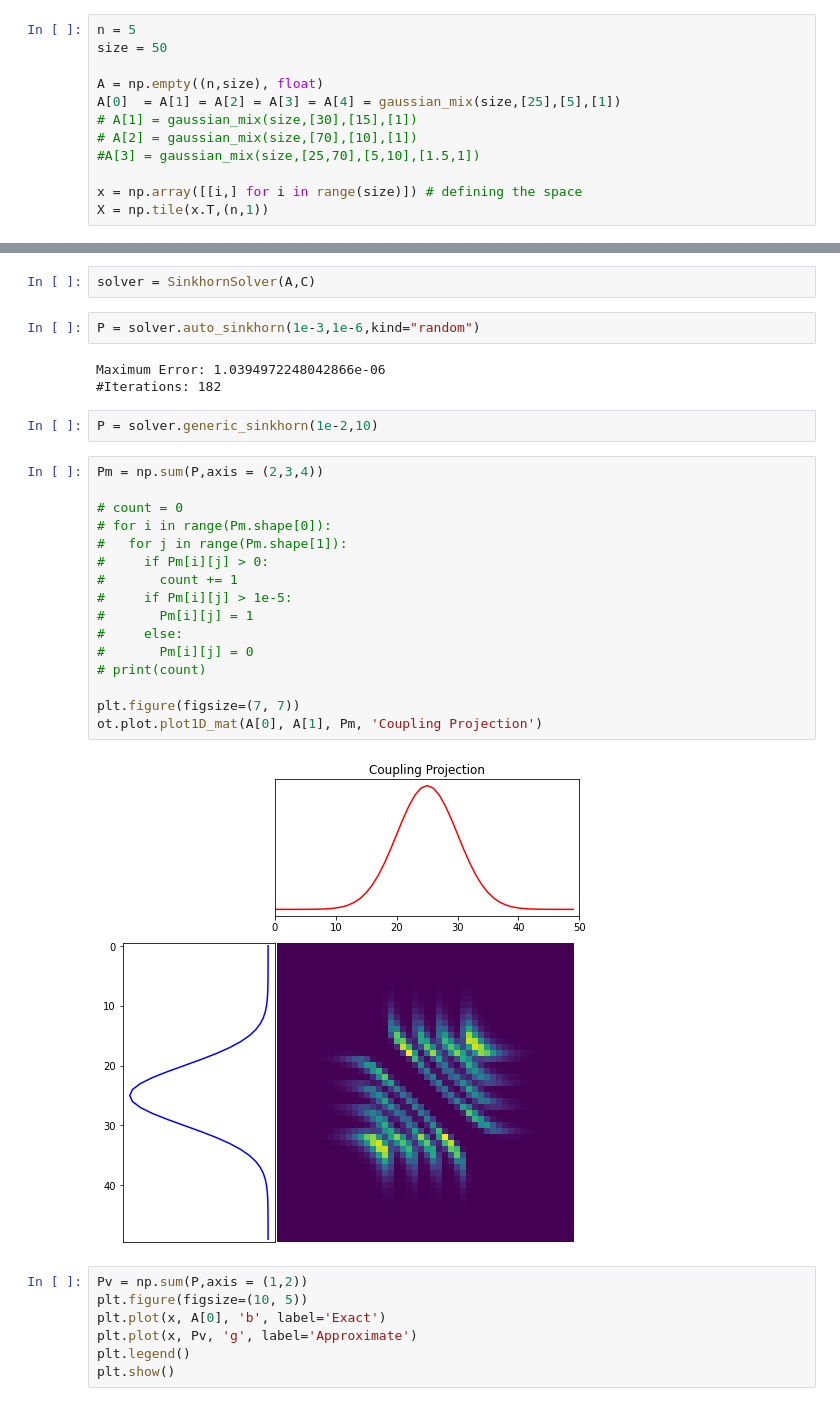
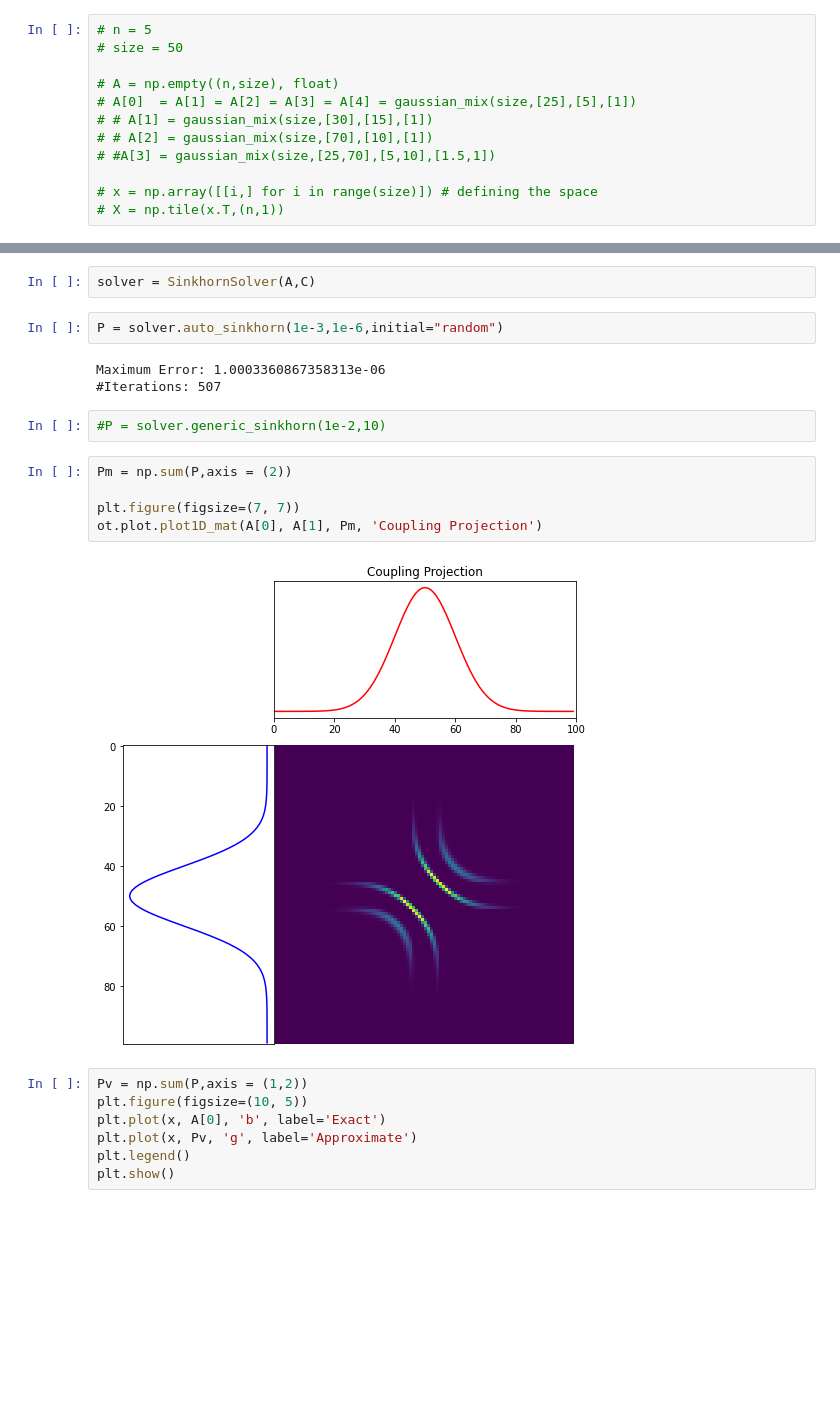
Before and after one commit to ramanakshay/Optimal-Transport, a Jupyter notebook: notebooks/multi_marginal_ot.ipynb, the cells around one changed output, grey strips where cells are left out. Saved outputs shown, nothing was run; the diff lists cells and outputs as text; blank space fills up the shorter version.

```diff
--- a/notebooks/multi_marginal_ot.ipynb
+++ b/notebooks/multi_marginal_ot.ipynb
@@ -228,15 +238,15 @@ def gaussian_mix(n,mu,std,scale = None):
 # %%
-n = 5
-size = 50
+# n = 5
+# size = 50
 
-A = np.empty((n,size), float)
-A[0]  = A[1] = A[2] = A[3] = A[4] = gaussian_mix(size,[25],[5],[1])
-# A[1] = gaussian_mix(size,[30],[15],[1])
-# A[2] = gaussian_mix(size,[70],[10],[1])
-#A[3] = gaussian_mix(size,[25,70],[5,10],[1.5,1])
+# A = np.empty((n,size), float)
+# A[0]  = A[1] = A[2] = A[3] = A[4] = gaussian_mix(size,[25],[5],[1])
+# # A[1] = gaussian_mix(size,[30],[15],[1])
+# # A[2] = gaussian_mix(size,[70],[10],[1])
+# #A[3] = gaussian_mix(size,[25,70],[5,10],[1.5,1])
 
-x = np.array([[i,] for i in range(size)]) # defining the space
-X = np.tile(x.T,(n,1))
+# x = np.array([[i,] for i in range(size)]) # defining the space
+# X = np.tile(x.T,(n,1))
 # %%
 #Plot distributions
 plt.figure(figsize=(10, 5))
@@ -264,30 +273,19 @@ ValueError: ignored
 # %%
 solver = SinkhornSolver(A,C)
 # %%
-P = solver.auto_sinkhorn(1e-3,1e-6,kind="random")
+P = solver.auto_sinkhorn(1e-3,1e-6,initial="random")
 # %% [output]
-Maximum Error: 1.0394972248042866e-06
-#Iterations: 182
+Maximum Error: 1.0003360867358313e-06
+#Iterations: 507
 # %%
-P = solver.generic_sinkhorn(1e-2,10)
+#P = solver.generic_sinkhorn(1e-2,10)
 # %%
-Pm = np.sum(P,axis = (2,3,4))
-
-# count = 0
-# for i in range(Pm.shape[0]):
-#   for j in range(Pm.shape[1]):
-#     if Pm[i][j] > 0:
-#       count += 1
-#     if Pm[i][j] > 1e-5:
-#       Pm[i][j] = 1
-#     else:
-#       Pm[i][j] = 0
-# print(count)
+Pm = np.sum(P,axis = (2))
 
 plt.figure(figsize=(7, 7))
 ot.plot.plot1D_mat(A[0], A[1], Pm, 'Coupling Projection')
 # %% [output]
-[figure, old version]
+[figure, new version]
 # %%
 Pv = np.sum(P,axis = (1,2))
 plt.figure(figsize=(10, 5))
```
Also changed, not shown: parts of 13 cells of this notebook.
